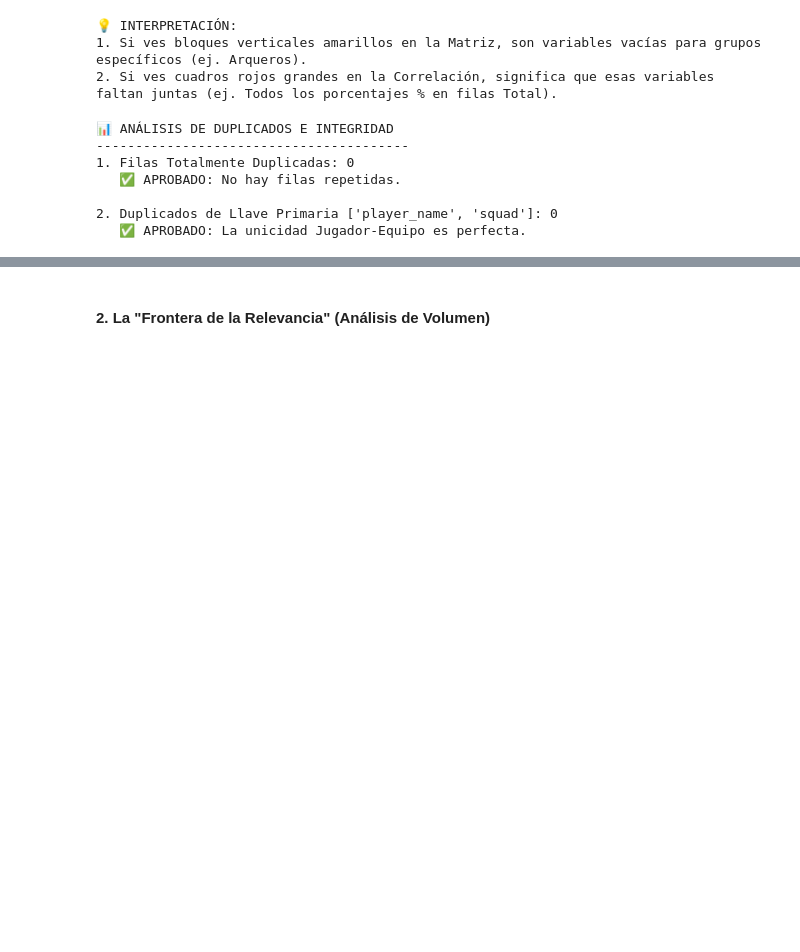
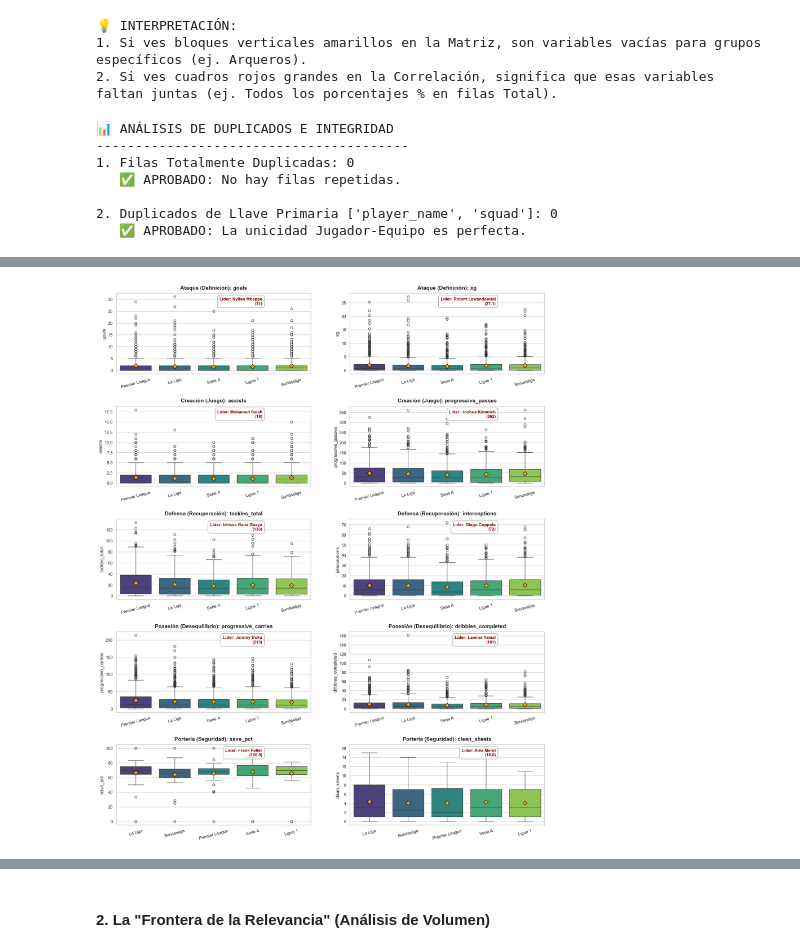
Before and after one commit to RDsanchez-git/Objetive_BallonDor, a Jupyter notebook: notebooks/01_eda_analysis.ipynb, the cells around one changed output, grey strips where cells are left out. Cells and saved outputs as stored; diff of their text form; code cells hidden in the pictures; blank space fills up the shorter version.

```diff
--- a/notebooks/01_eda_analysis.ipynb
+++ b/notebooks/01_eda_analysis.ipynb
@@ -558,0 +847,89 @@ else:
+# %%
+# BOX PLOT DE VARIABLES SELECCIONADAS
+
+# 1. FILTRO ESTRATÉGICO
+df_leagues = df[df['league_id'] != 'Multiple'].copy()
+
+# 2. SELECCIÓN DE VARIABLES
+metrics_aspects = {
+    'Ataque (Definición)': ['goals', 'xg'],
+    'Creación (Juego)': ['assists', 'progressive_passes'],
+    'Defensa (Recuperación)': ['tackles_total', 'interceptions'],
+    'Posesión (Desequilibrio)': ['progressive_carries', 'dribbles_completed'],
+    'Portería (Seguridad)': ['save_pct', 'clean_sheets']
+}
+
+# 3. TABLA COMPARATIVA DE PROMEDIOS
+print("\n>>> RADIOGRAFÍA DETALLADA POR LIGAS (2 Variables por Aspecto). PROMEDIOS <<<")
+league_stats = df_leagues.groupby('league_id')[all_metrics].mean()
+display(league_stats.style.background_gradient(cmap='Greens', axis=0).format("{:.2f}"))
+
+# 4. GRÁFICO BOX PLOT
+print("\n>>> BOX PLOTS POR LIGA <<<")
+
+# 4.1 CONFIGURACIÓN VISUAL ROBUSTA
+plt.rcParams['figure.figsize'] = (20, 22)
+sns.set_theme(style="whitegrid")
+
+fig, axes = plt.subplots(5, 2, figsize=(20, 25))
+plt.subplots_adjust(hspace=0.4, wspace=0.2)
+
+row = 0
+for aspect, metrics in metrics_aspects.items():
+    col = 0
+    for metric in metrics:
+        if metric in df_leagues.columns:
+            # Filtro de datos
+            if aspect == 'Portería (Seguridad)':
+                 data_to_plot = df_leagues[df_leagues['main_position_group'] == 'GK']
+            else:
+                 data_to_plot = df_leagues
+
+            # DIBUJAR BOXPLOT CON MEDIA VISIBLE
+            sns.boxplot(
+                data=data_to_plot,
+                x='league_id',
+                y=metric,
+                hue='league_id',
+                legend=False,
+                ax=axes[row, col],
+                palette='viridis',
+                showfliers=True,
+
+                # --- AQUÍ ESTÁ EL CAMBIO PARA VER LA MEDIA ---
+                showmeans=True,
+                meanprops={
+                    "marker": "D",              # Forma: Rombo (Diamond)
+                    "markerfacecolor": "orange", # Color: Blanco brillante
+                    "markeredgecolor": "black", # Borde: Negro para contraste
+                    "markersize": 8             # Tamaño: Grande
+                }
+            )
+
+            # Títulos y Ejes
+            axes[row, col].set_title(f'{aspect}: {metric}', fontsize=14, fontweight='bold', pad=10)
+            axes[row, col].tick_params(axis='x', rotation=15, labelsize=11)
+            axes[row, col].set_xlabel('')
+
+            # --- ETIQUETAR AL LÍDER ---
+            if not data_to_plot.empty:
+                max_val = data_to_plot[metric].max()
+                best_idx = data_to_plot[metric].idxmax()
+
+                if best_idx in data_to_plot.index:
+                    best_player = data_to_plot.loc[best_idx, 'player_name']
+
+                    axes[row, col].text(
+                        x=0.75, y=0.95,
+                        s=f"Líder: {best_player}\n({max_val})",
+                        transform=axes[row, col].transAxes,
+                        ha='right', va='top',
+                        fontsize=11, color='darkred', fontweight='bold',
+                        bbox=dict(facecolor='white', alpha=0.8, edgecolor='gray', boxstyle='round,pad=0.5')
+                    )
+
+        col += 1
+    row += 1
+
+plt.show()
+# %% [output]
@@ -558,0 +945 @@ else:
+[figure, added]
```
Also changed, not shown: parts of 9 cells of this notebook.
